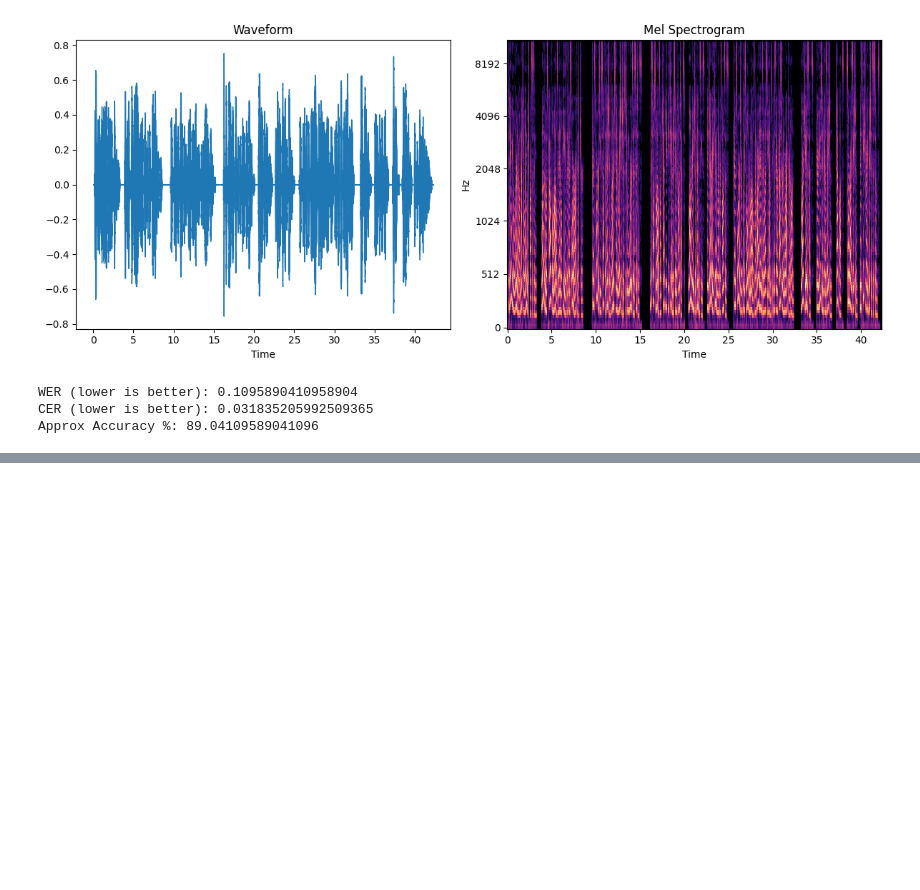
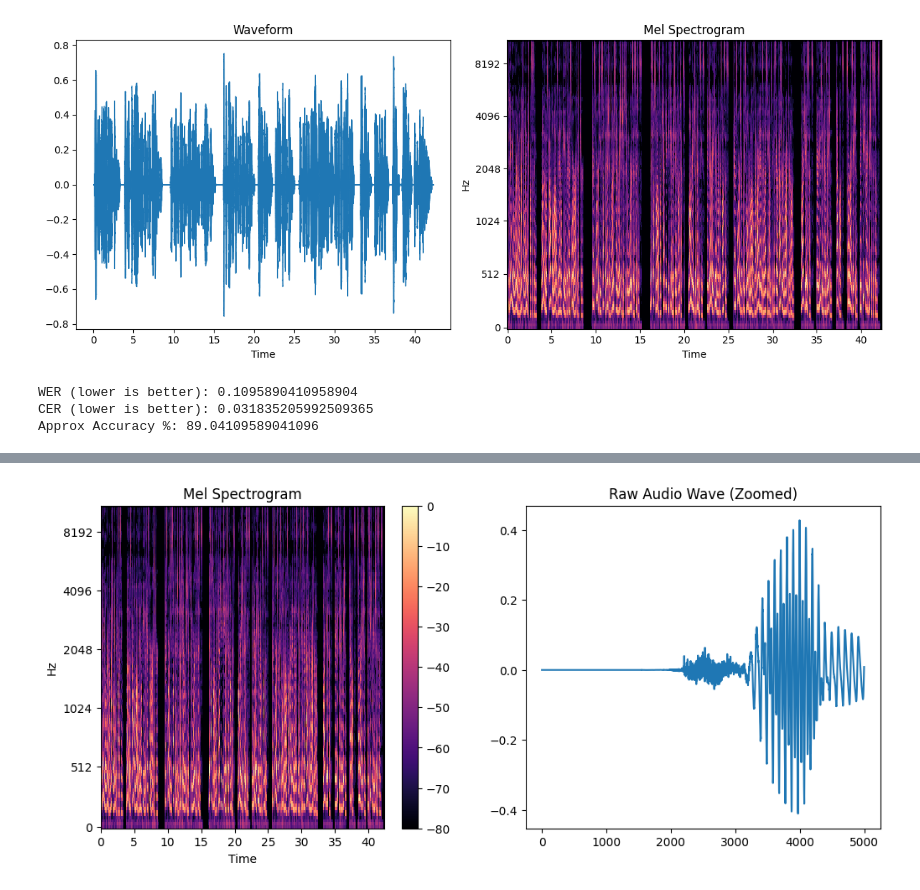
Before and after one commit to FatimaZulfiqarAli-123/speech_to_text, a Jupyter notebook: speech_reasoning_pipeline.ipynb, the cells around one changed output, grey strips where cells are left out. Drawn from its saved outputs; the diff is of its cells as text; code cells hidden in the pictures; blank space fills up the shorter version.

```diff
--- a/speech_reasoning_pipeline.ipynb
+++ b/speech_reasoning_pipeline.ipynb
@@ -140,0 +169,15 @@ Approx Accuracy %: 89.04109589041096
+# %%
+fig, ax = plt.subplots(1, 2, figsize=(12,5))
+
+S = librosa.feature.melspectrogram(y=y, sr=sr)
+S_db = librosa.power_to_db(S, ref=np.max)
+
+img = librosa.display.specshow(S_db, sr=sr, x_axis='time', y_axis='mel', ax=ax[0])
+ax[0].set_title("Mel Spectrogram")
+fig.colorbar(img, ax=ax[0])
+
+ax[1].plot(y[:5000])
+ax[1].set_title("Raw Audio Wave (Zoomed)")
+plt.show()
+# %% [output]
+[figure, added]
```
Also changed, not shown: parts of 2 cells of this notebook.
